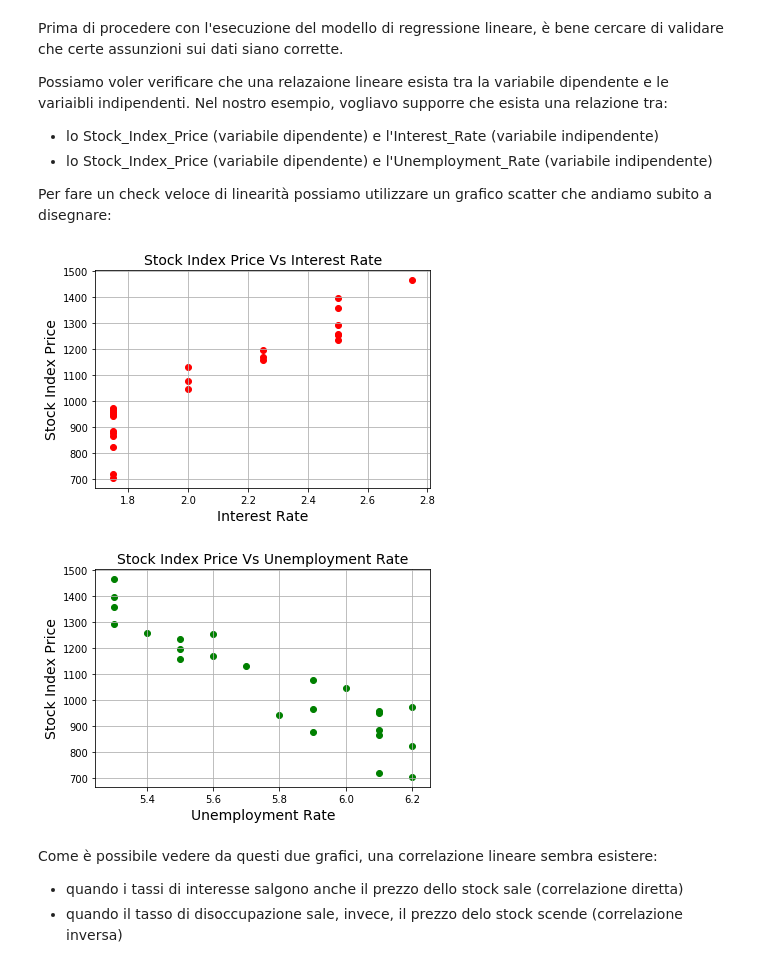
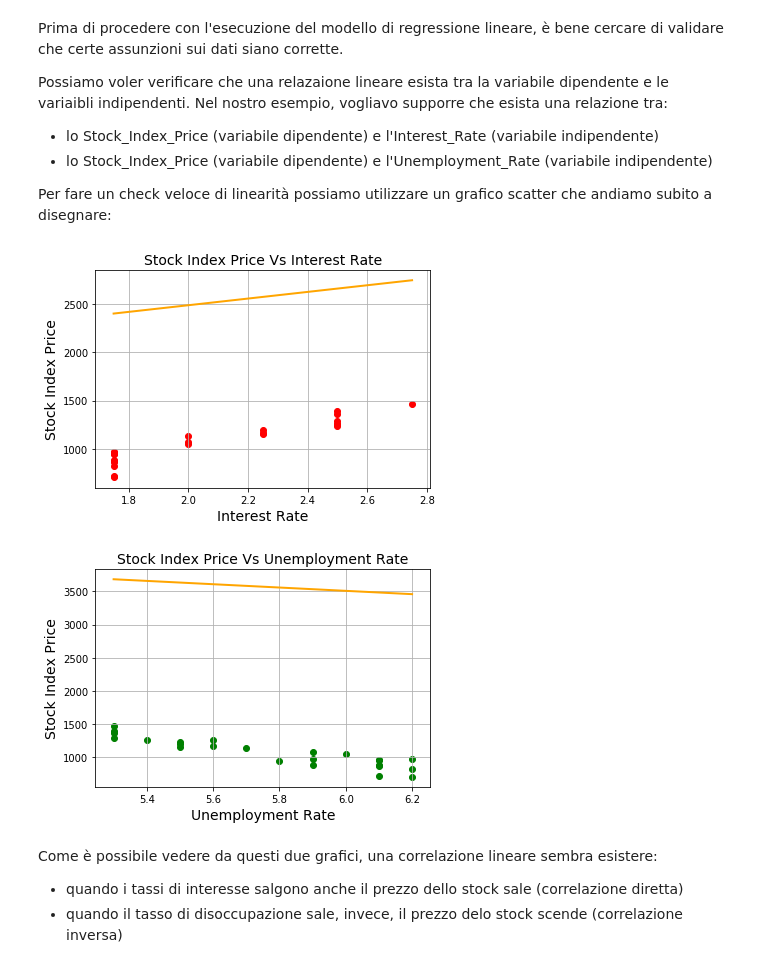
Before and after one commit to PietroDS/DataScience-HEP, a Jupyter notebook: Lezioni/Lezione 3.A - Regressione.ipynb, the cells around one changed output. Saved outputs shown, nothing was run; the diff lists cells and outputs as text; code cells hidden in the pictures.

```diff
--- a/Lezioni/Lezione 3.A - Regressione.ipynb
+++ b/Lezioni/Lezione 3.A - Regressione.ipynb
@@ -355,23 +355,34 @@ Possiamo voler verificare che una relazaione lineare esista tra la variabile dip
 Per fare un check veloce di linearità possiamo utilizzare un grafico scatter che andiamo subito a disegnare:
 # %%
 # First correlation
+x = np.linspace(data['Interest_Rate'].min(), data['Interest_Rate'].max(), 5)
+yhat = model.params['const'] + model.params['Interest_Rate'] * x
+#yhat *= data['Interest_Rate'].mean()/data['Unemployment_Rate'].mean()
+plt.plot(x, yhat, lw=2, c='orange')
+
 plt.scatter(data['Interest_Rate'], data['Stock_Index_Price'], color='red')
 plt.title('Stock Index Price Vs Interest Rate', fontsize=14)
 plt.xlabel('Interest Rate', fontsize=14)
 plt.ylabel('Stock Index Price', fontsize=14)
 plt.grid(True)
 plt.show()
 
 ## Second correlation
+x = np.linspace(data['Unemployment_Rate'].min(), data['Unemployment_Rate'].max(), 5)
+yhat = model.params['const'] + model.params['Unemployment_Rate'] * x
+#yhat *= data['Unemployment_Rate'].mean()/data['Interest_Rate'].mean()
+plt.plot(x, yhat, lw=2, c='orange')
+
+c = model.params['const'] * data['Interest_Rate'].std() + data['Interest_Rate'].mean()
 plt.scatter(data['Unemployment_Rate'], data['Stock_Index_Price'], color='green')
 plt.title('Stock Index Price Vs Unemployment Rate', fontsize=14)
 plt.xlabel('Unemployment Rate', fontsize=14)
 plt.ylabel('Stock Index Price', fontsize=14)
 plt.grid(True)
 plt.show()
 # %% [output]
-[figure, old version]
+[figure, new version]
-[figure, old version]
+[figure, new version]
 # %% [markdown]
 Come è possibile vedere da questi due grafici, una correlazione lineare sembra esistere:
 
```
Also changed, not shown: parts of 1 cell of this notebook, 9 other files.
